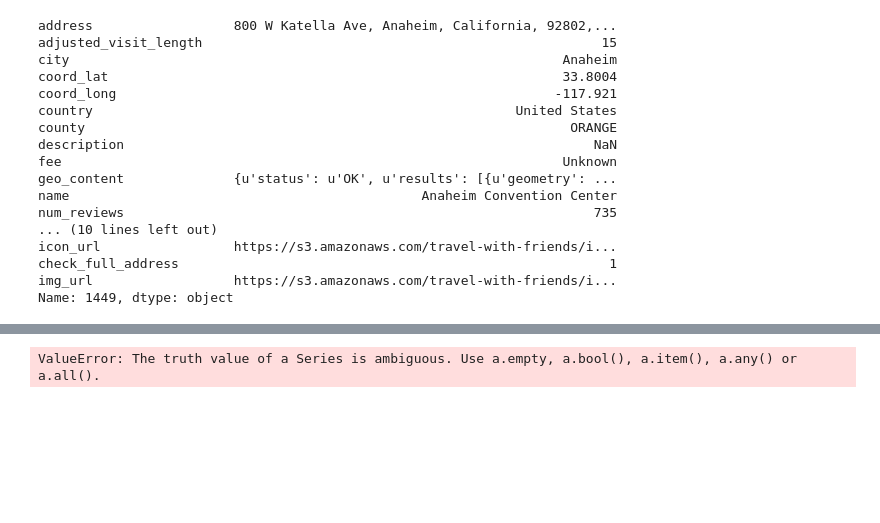
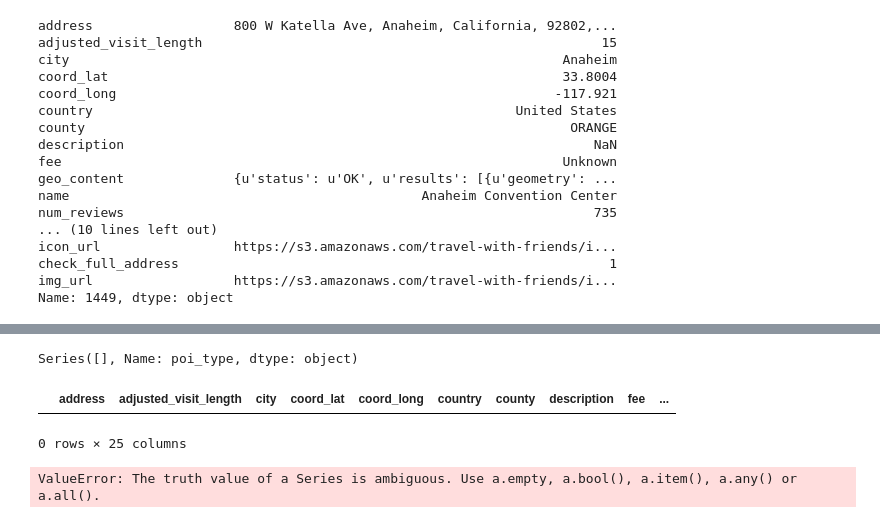
Before and after one commit to kennethcc2005/friends, a Jupyter notebook: sorted_theme.ipynb, the cells around one changed output, grey strips where cells are left out. Saved outputs shown, nothing was run; the diff lists cells and outputs as text; code cells hidden in the pictures; blank space fills up the shorter version.

```diff
--- a/sorted_theme.ipynb
+++ b/sorted_theme.ipynb
@@ -43,6 +64,14 @@ poi[poi.poi_type == "Other"][poi.num_reviews == 735.0]
+# %%
+aa = poi[poi.name.str.contains('Museum*|Historic Site*')][poi.poi_type != "Museum"][poi.tag.str.contains("Museum", na = False)][['name','tag','poi_type', 'num_reviews', 'ranking']].index
+poi["poi_type"].loc[aa]
+# %% [output]
+Series([], Name: poi_type, dtype: object)
 # %%
-a = poi[poi.poi_type == "Transportation"][poi.name.str.contains("Airport")].index
-poi['poi_type'].loc[a] = "Unuse_transportation"
+poi[poi.poi_type == "Transportation"][poi.name.str.contains("Airport")]
+# poi['poi_type'].loc[a] = "Unuse_transportation"
+# %% [output]
+|  | address | adjusted_visit_length | city | coord_lat | coord_long | country | county | description | fee | ... |
+0 rows × 25 columns
 # %%
 a = poi[poi.poi_type == "Theater"][poi.num_reviews < 10].index
 # [['name','tag','poi_type', 'num_reviews', 'ranking']]
```
Also changed, not shown: parts of 2 cells of this notebook, 3 other files.
